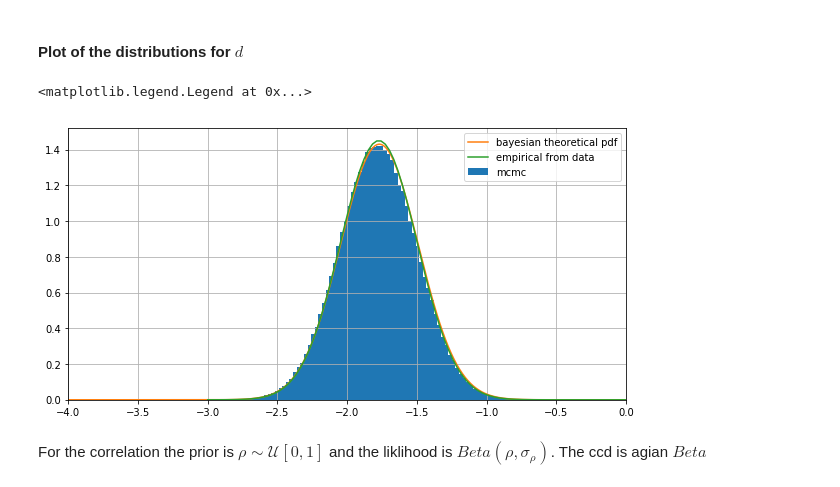
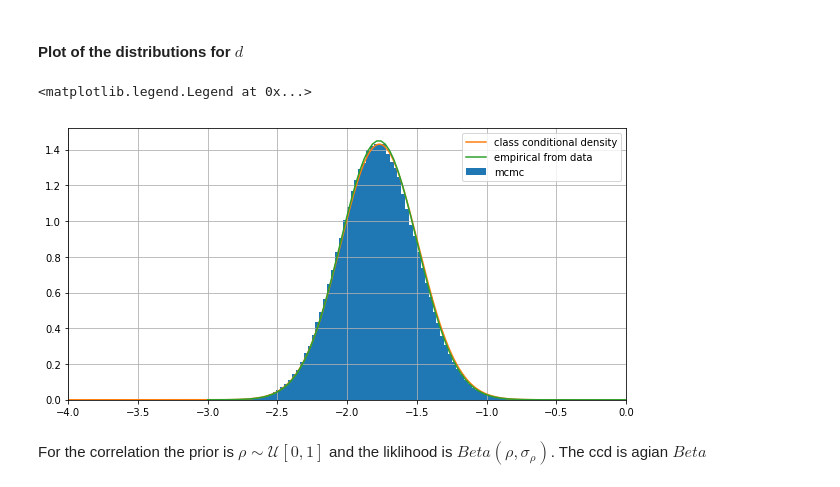
Before and after one commit to martinobdl/FinEngFinalProj, a Jupyter notebook: python/Script.ipynb, the cells around one changed output. Saved outputs shown, nothing was run; the diff lists cells and outputs as text; code cells hidden in the pictures.

```diff
--- a/python/Script.ipynb
+++ b/python/Script.ipynb
@@ -198,18 +198,18 @@ DR_sim_bayes = scipy.stats.norm.cdf(d_sim_bayes)               # simulated defau
 # %%
 # plot posterior vs empirical distribution
 
 ax = plt.hist(d_sim_bayes,100,density=True)
 #ax = plt.hist(d_sim_bayes_mcmc,100,density=True)
 [x_min,x_max] = [-3,0]
 xx = np.linspace(x_min,x_max,100)
 plt.plot(xd_vect,xd_pdf)
 plt.plot(xx,scipy.stats.norm.pdf(xx,d_hat,d_std))
 plt.grid(True)
 plt.xlim([-4,0])
-plt.legend(['bayesian theoretical pdf','empirical from data','mcmc'])
+plt.legend(['class conditional density','empirical from data','mcmc'])
 # %% [output]
 <matplotlib.legend.Legend at 0x...>
-[figure, old version]
+[figure, new version]
 # %% [markdown]
 For the correlation the prior is $\rho\sim\mathcal{U}[0,1]$ and the liklihood is $Beta(\rho,\sigma_\rho)$. The ccd is agian $Beta$
 # %%
```
Also changed, not shown: parts of 4 cells of this notebook, 1 other file.
